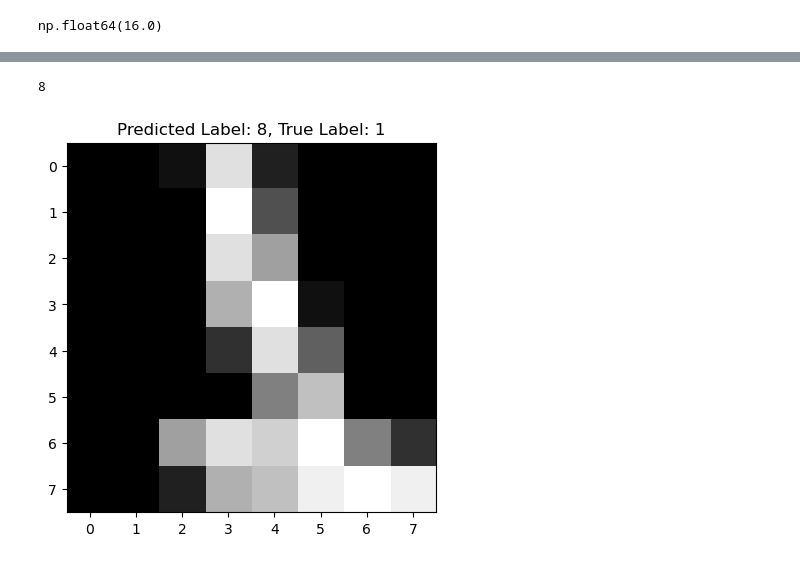
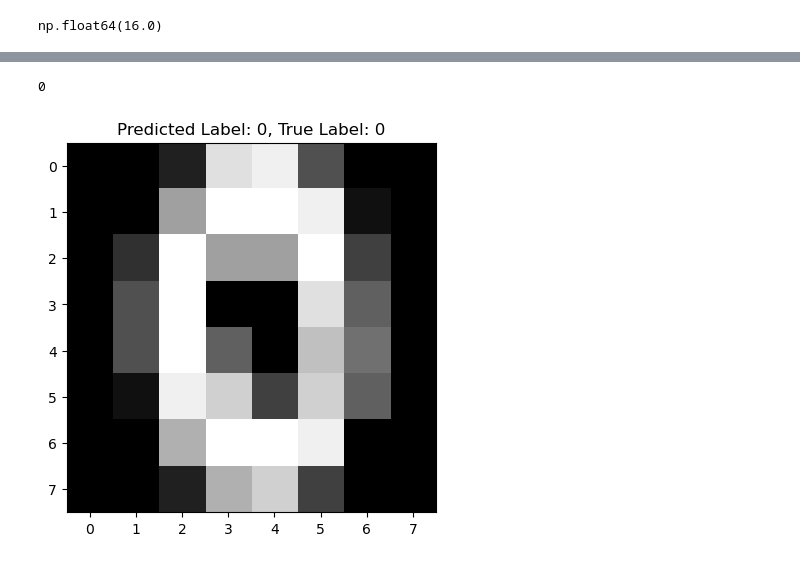
Before and after one commit to eeumairali/Fundamental-of-Neural-Network, a Jupyter notebook: F2_Network_from_strach.ipynb, the cells around one changed output, grey strips where cells are left out. Saved outputs shown, nothing was run; the diff lists cells and outputs as text; code cells hidden in the pictures.

```diff
--- a/F2_Network_from_strach.ipynb
+++ b/F2_Network_from_strach.ipynb
@@ -28,9 +32,11 @@ np.float64(16.0)
 import torch
 # %%
 model = torch.nn.Sequential(
-    torch.nn.Linear(64,8),
+    torch.nn.Linear(64,128),
     torch.nn.ReLU(),
-    torch.nn.Linear(8,10)
+    torch.nn.Linear(128,64),
+    torch.nn.ReLU(),
+    torch.nn.Linear(64,10)
 )
 # %%
 print(model)
@@ -81,20 +86,19 @@ Image number: 1700/1797
 # %%
-img_number = 1000
-
+img_number = 55
 sample_image = all_images[img_number]
 img_torch = torch.tensor(sample_image, dtype=torch.float32)
 img_extend = img_torch.flatten()
-sample_image_tensor = img_extend.float() / 16.0
+sample_image_tensor = img_extend.float()  / 16
 
 predict_output = model(sample_image_tensor)
 predicted_label = torch.argmax(predict_output).item()
 
 
 print(predicted_label)
 
 plt.imshow(sample_image, cmap='gray')
 plt.title(f'Predicted Label: {predicted_label}, True Label: {all_labels[img_number]}')
 plt.show()
 # %% [output]
-8
+0
-[figure, old version]
+[figure, new version]
```
Also changed, not shown: parts of 7 cells of this notebook.
